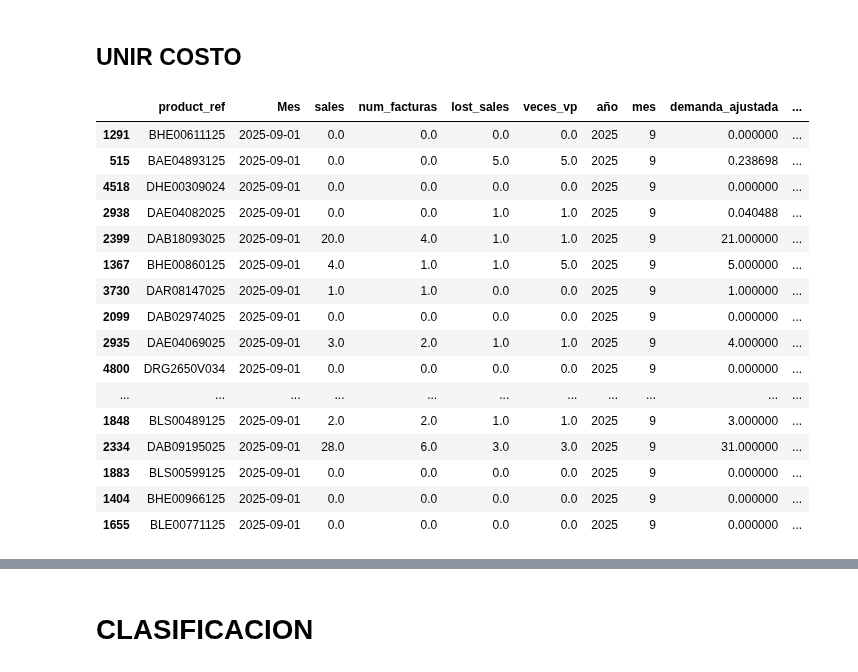
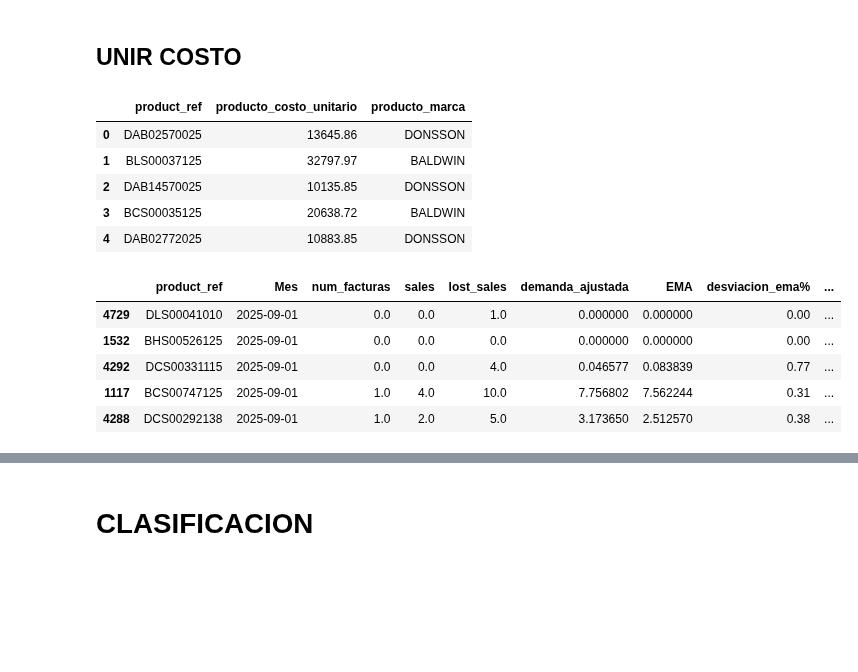
Before and after one commit to FiltrosDonsson/Proyectos-Data-analyst, a Jupyter notebook: MODELO ABASTECIMIENTO/Pareto_general.ipynb, the cells around one changed output, grey strips where cells are left out. Saved outputs shown, nothing was run; the diff lists cells and outputs as text; code cells hidden in the pictures; blank space fills up the shorter version.

```diff
--- a/MODELO ABASTECIMIENTO/Pareto_general.ipynb
+++ b/MODELO ABASTECIMIENTO/Pareto_general.ipynb
@@ -735,3 +758,2 @@ def add_deviation_and_classification(df, ema_col="EMA", sales_col="sales", date_
 # %%
 df_with_demand2 = add_deviation_and_classification(df_with_demand1)
-df_with_demand2 = df_with_demand2[["store_name","product_ref","Mes","num_facturas","sales","lost_sales","demanda_ajustada","EMA","desviacion_ema%","coef_ventas"]]
@@ -738,2 +780,4 @@ df_with_demand2 = df_with_demand2[["store_name","product_ref","Mes","num_factura
+# %%
+df_with_demand2 = df_with_demand2[["product_ref","Mes","num_facturas","sales","lost_sales","demanda_ajustada","EMA","desviacion_ema%","coef_ventas","coef_ventas_norm","veces_vp"]]
 # %%
-df_last_month = df_with_demand2[(df_with_demand2["año"]==2025) & (df_with_demand2["mes"]==9) ]
+df_last_month = df_with_demand2[df_with_demand2["Mes"]=="2025-09-01"]
@@ -742,7 +802,7 @@ df_last_month = df_with_demand2[(df_with_demand2["año"]==2025) & (df_with_deman
 # %%
 df_merge_def = pd.merge(
     df_last_month,
-    df_p_unique,
+    df_p_unique[["product_ref", "producto_marca","producto_costo_unitario"]],
     on="product_ref",
     how="outer" #para incluir todos , estaba antes left
 ).fillna(0)
@@ -756,26 +816,24 @@ df_merge_def["mes"] = df_merge_def["Mes"].dt.month
 
 
 merge_def =  df_merge_def.copy()
+# %%
+df_p_unique.head()
+# %% [output]
+|  | product_ref | producto_costo_unitario | producto_marca |
+| 0 | DAB02570025 | 13645.86 | DONSSON |
+| 1 | BLS00037125 | 32797.97 | BALDWIN |
+| 2 | DAB14570025 | 10135.85 | DONSSON |
+| 3 | BCS00035125 | 20638.72 | BALDWIN |
+| 4 | DAB02772025 | 10883.85 | DONSSON |
 # %%
-merge_def.sort_values(by=["desviacion_ema%"], ascending =True).sample(30)
+merge_def.sort_values(by=["desviacion_ema%"], ascending =True).sample(5)
 # %% [output]
-|  | product_ref | Mes | sales | num_facturas | lost_sales | veces_vp | año | mes | demanda_ajustada | ... |
-| 1291 | BHE00611125 | 2025-09-01 | 0.0 | 0.0 | 0.0 | 0.0 | 2025 | 9 | 0.000000 | ... |
-| 515 | BAE04893125 | 2025-09-01 | 0.0 | 0.0 | 5.0 | 5.0 | 2025 | 9 | 0.238698 | ... |
-| 4518 | DHE00309024 | 2025-09-01 | 0.0 | 0.0 | 0.0 | 0.0 | 2025 | 9 | 0.000000 | ... |
-| 2938 | DAE04082025 | 2025-09-01 | 0.0 | 0.0 | 1.0 | 1.0 | 2025 | 9 | 0.040488 | ... |
-| 2399 | DAB18093025 | 2025-09-01 | 20.0 | 4.0 | 1.0 | 1.0 | 2025 | 9 | 21.000000 | ... |
-| 1367 | BHE00860125 | 2025-09-01 | 4.0 | 1.0 | 1.0 | 5.0 | 2025 | 9 | 5.000000 | ... |
-| 3730 | DAR08147025 | 2025-09-01 | 1.0 | 1.0 | 0.0 | 0.0 | 2025 | 9 | 1.000000 | ... |
-| 2099 | DAB02974025 | 2025-09-01 | 0.0 | 0.0 | 0.0 | 0.0 | 2025 | 9 | 0.000000 | ... |
-| 2935 | DAE04069025 | 2025-09-01 | 3.0 | 2.0 | 1.0 | 1.0 | 2025 | 9 | 4.000000 | ... |
-| 4800 | DRG2650V034 | 2025-09-01 | 0.0 | 0.0 | 0.0 | 0.0 | 2025 | 9 | 0.000000 | ... |
-| ... | ... | ... | ... | ... | ... | ... | ... | ... | ... | ... |
-| 1848 | BLS00489125 | 2025-09-01 | 2.0 | 2.0 | 1.0 | 1.0 | 2025 | 9 | 3.000000 | ... |
-| 2334 | DAB09195025 | 2025-09-01 | 28.0 | 6.0 | 3.0 | 3.0 | 2025 | 9 | 31.000000 | ... |
-| 1883 | BLS00599125 | 2025-09-01 | 0.0 | 0.0 | 0.0 | 0.0 | 2025 | 9 | 0.000000 | ... |
-| 1404 | BHE00966125 | 2025-09-01 | 0.0 | 0.0 | 0.0 | 0.0 | 2025 | 9 | 0.000000 | ... |
-| 1655 | BLE00771125 | 2025-09-01 | 0.0 | 0.0 | 0.0 | 0.0 | 2025 | 9 | 0.000000 | ... |
+|  | product_ref | Mes | num_facturas | sales | lost_sales | demanda_ajustada | EMA | desviacion_ema% | ... |
+| 4729 | DLS00041010 | 2025-09-01 | 0.0 | 0.0 | 1.0 | 0.000000 | 0.000000 | 0.00 | ... |
+| 1532 | BHS00526125 | 2025-09-01 | 0.0 | 0.0 | 0.0 | 0.000000 | 0.000000 | 0.00 | ... |
+| 4292 | DCS00331115 | 2025-09-01 | 0.0 | 0.0 | 4.0 | 0.046577 | 0.083839 | 0.77 | ... |
+| 1117 | BCS00747125 | 2025-09-01 | 1.0 | 4.0 | 10.0 | 7.756802 | 7.562244 | 0.31 | ... |
+| 4288 | DCS00292138 | 2025-09-01 | 1.0 | 2.0 | 5.0 | 3.173650 | 2.512570 | 0.38 | ... |
 # %%
 merge_def["coef_ventas"].describe()
 # %% [output]
```
Also changed, not shown: parts of 24 cells of this notebook, 29 other files.
